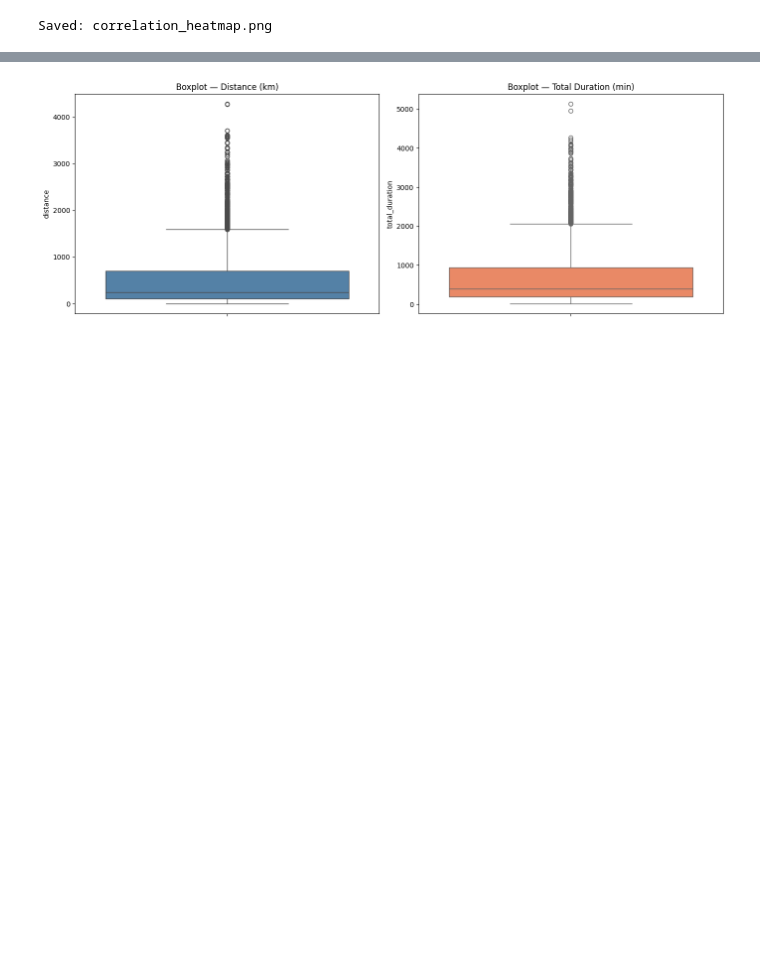
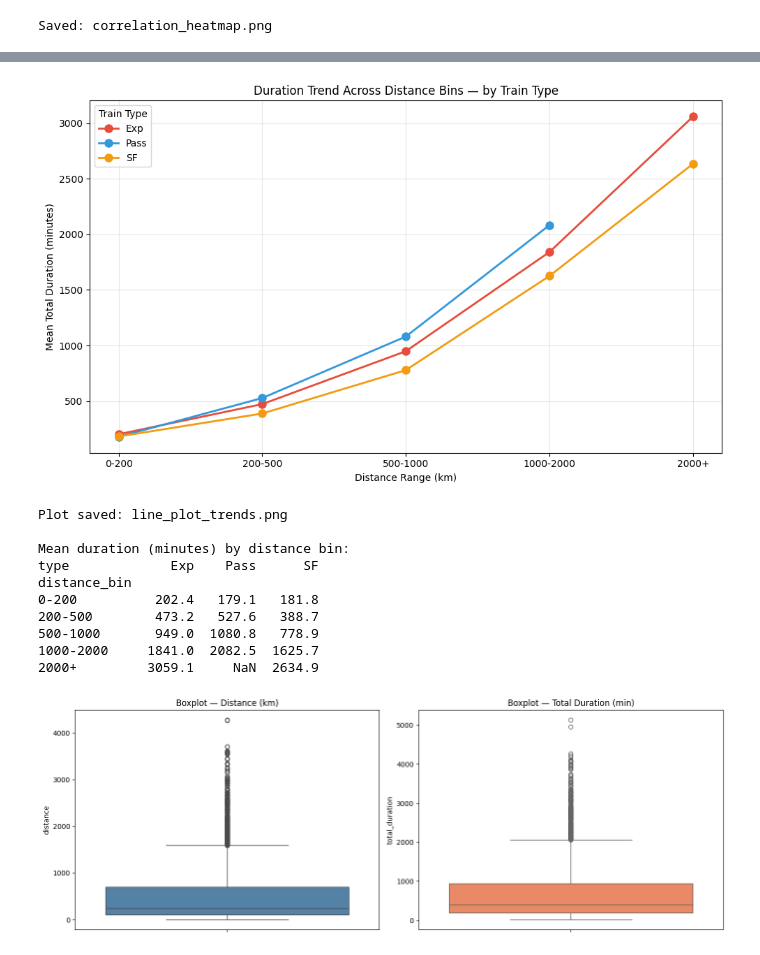
Before and after one commit to rajputpri/Indian-Railway-Train, a Jupyter notebook: notebooks/main_notebook.ipynb, the cells around one changed output, grey strips where cells are left out. Saved outputs shown, nothing was run; the diff lists cells and outputs as text; code cells hidden in the pictures; blank space fills up the shorter version.

```diff
--- a/notebooks/main_notebook.ipynb
+++ b/notebooks/main_notebook.ipynb
@@ -2400,3 +2773,56 @@ Saved: correlation_heatmap.png
+# %%
+# Cell 33b: Duration Trend Across Distance Bins — by Train Type
+import matplotlib.pyplot as plt
+import pandas as pd
+
+# Bin distance into meaningful ranges
+df_plot = df.copy()
+df_plot['distance_bin'] = pd.cut(
+    df_plot['distance'],
+    bins=[0, 200, 500, 1000, 2000, 4500],
+    labels=['0-200', '200-500', '500-1000', '1000-2000', '2000+']
+)
+
+# Mean duration per (distance bin × class)
+trend = df_plot.groupby(
+    ['distance_bin', 'type'], observed=True
+)['total_duration'].mean().unstack()
+
+fig, ax = plt.subplots(figsize=(10, 6))
+colors = {'Pass': '#3498db', 'Exp': '#e74c3c', 'SF': '#f39c12'}
+
+for cls in trend.columns:
+    ax.plot(trend.index.astype(str), trend[cls],
+            marker='o', label=cls,
+            color=colors.get(cls, 'gray'),
+            linewidth=2, markersize=8)
+
+ax.set_xlabel('Distance Range (km)')
+ax.set_ylabel('Mean Total Duration (minutes)')
+ax.set_title('Duration Trend Across Distance Bins — by Train Type')
+ax.legend(title='Train Type')
+ax.grid(alpha=0.3)
+
+plt.tight_layout()
+plt.savefig('../visualizations/line_plot_trends.png', dpi=100, bbox_inches='tight')
+plt.show()
+print("Plot saved: line_plot_trends.png")
+
+# Print underlying data
+print("\nMean duration (minutes) by distance bin:")
+print(trend.round(1).to_string())
+# %% [output]
+[figure, added]
+Plot saved: line_plot_trends.png
+
+Mean duration (minutes) by distance bin:
+type             Exp    Pass      SF
+distance_bin
+0-200          202.4   179.1   181.8
+200-500        473.2   527.6   388.7
+500-1000       949.0  1080.8   778.9
+1000-2000     1841.0  2082.5  1625.7
+2000+         3059.1     NaN  2634.9
 # %%
 # Cell 33: Boxplots for outliers
 fig, axes = plt.subplots(1, 2, figsize=(14, 5))
```
Also changed, not shown: parts of 8 cells of this notebook, 7 other files.
